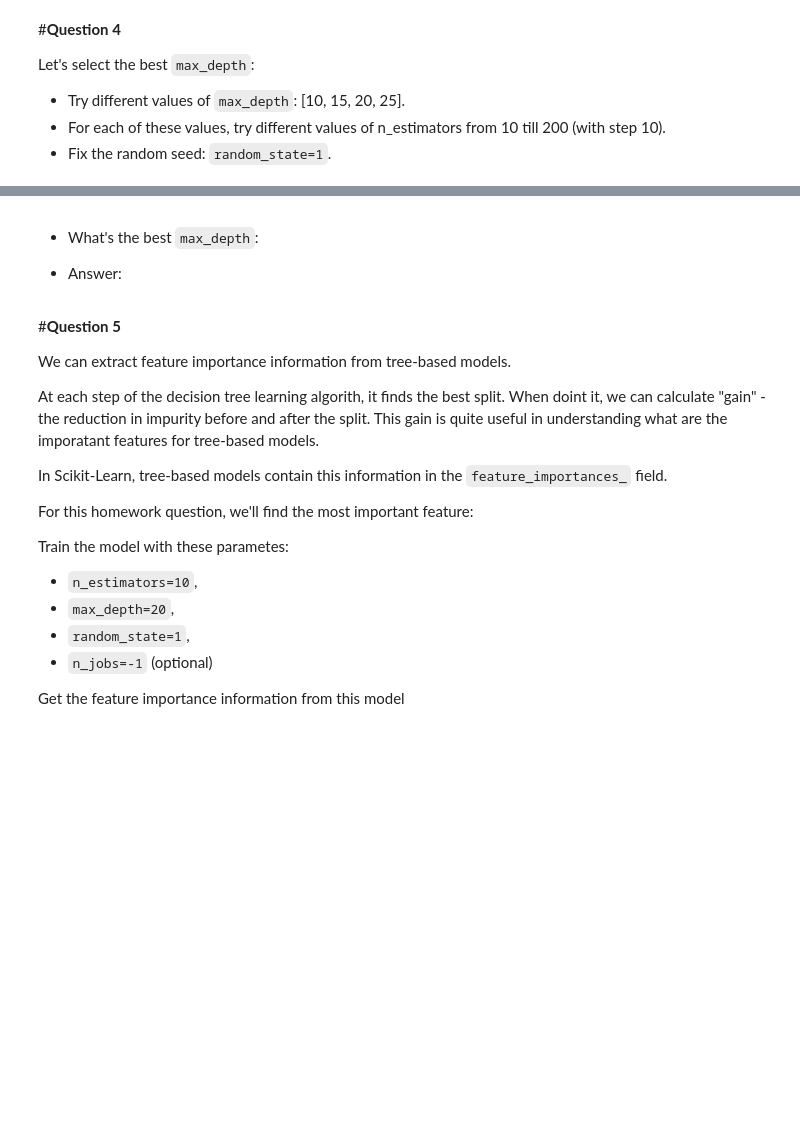
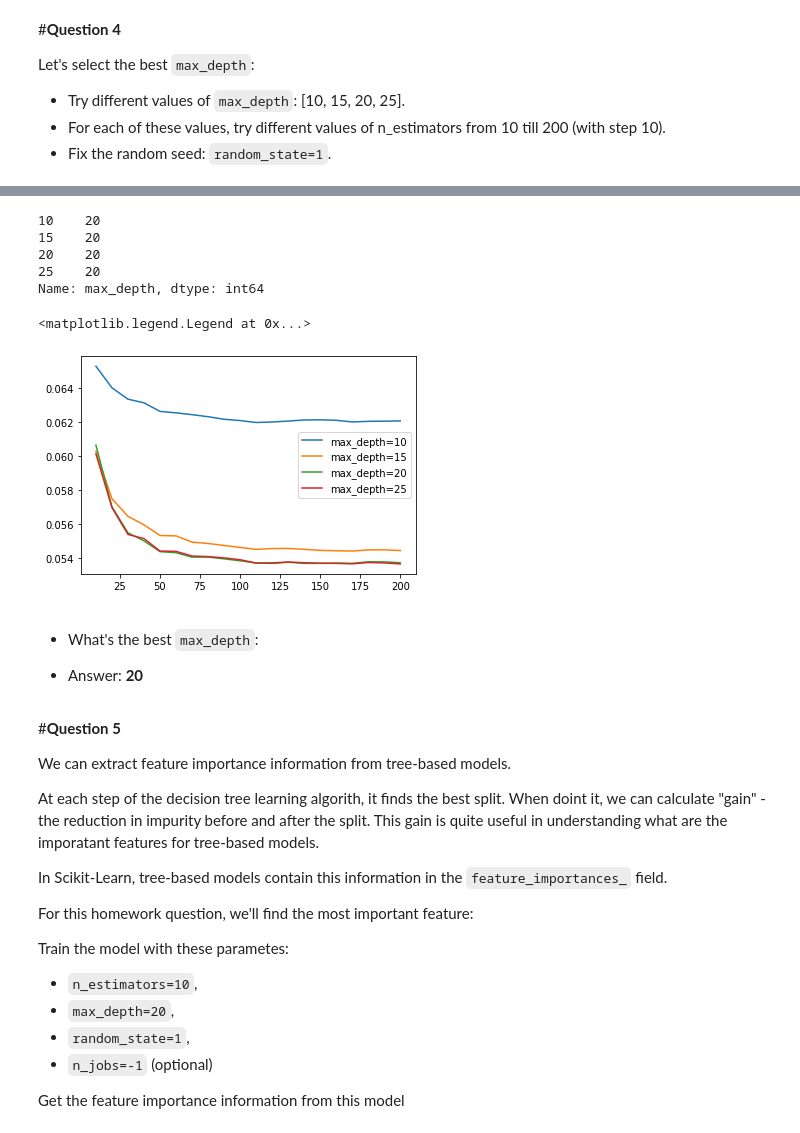
Before and after one commit to gregorywmorris/MLZoom2022, a Jupyter notebook: Homework/MLZoomcampWeek6.ipynb, the cells around one changed output, grey strips where cells are left out. Saved outputs shown, nothing was run; the diff lists cells and outputs as text; code cells hidden in the pictures; blank space fills up the shorter version.

```diff
--- a/Homework/MLZoomcampWeek6.ipynb
+++ b/Homework/MLZoomcampWeek6.ipynb
@@ -221,18 +217,29 @@ KeyboardInterrupt: ignored
 # %%
-columns = ['max_depth', 'n_estimators', 'rmse']
+columns = ['n_estimators','max_depth', 'rmse']
 df_scores = pd.DataFrame(q4, columns=columns)
+# %%
+df_scores.max_depth.value_counts()
+# %% [output]
+10    20
+15    20
+20    20
+25    20
+Name: max_depth, dtype: int64
 # %%
-for d in [5, 10, 15]:
+for d in [10, 15, 20, 25]:
     df_subset = df_scores[df_scores.max_depth == d]
 
-    plt.plot(df_subset.n_estimators, df_subset.auc,
+    plt.plot(df_subset.n_estimators, df_subset.rmse,
              label='max_depth=%d' % d)
 
 plt.legend()
+# %% [output]
+<matplotlib.legend.Legend at 0x...>
+[figure, added]
 # %% [markdown]
 - What's the best `max_depth`:
 
-- Answer:
+- Answer: **20**
 # %% [markdown]
 #**Question 5**
 
```
Also changed, not shown: parts of 2 cells of this notebook.
